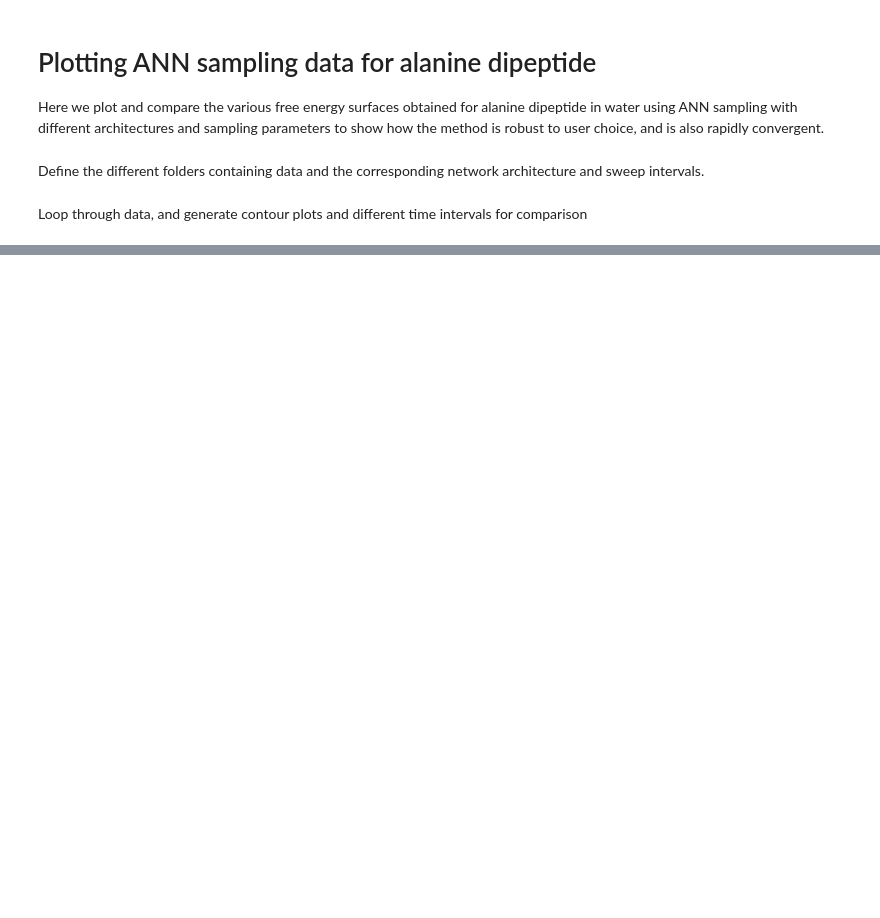
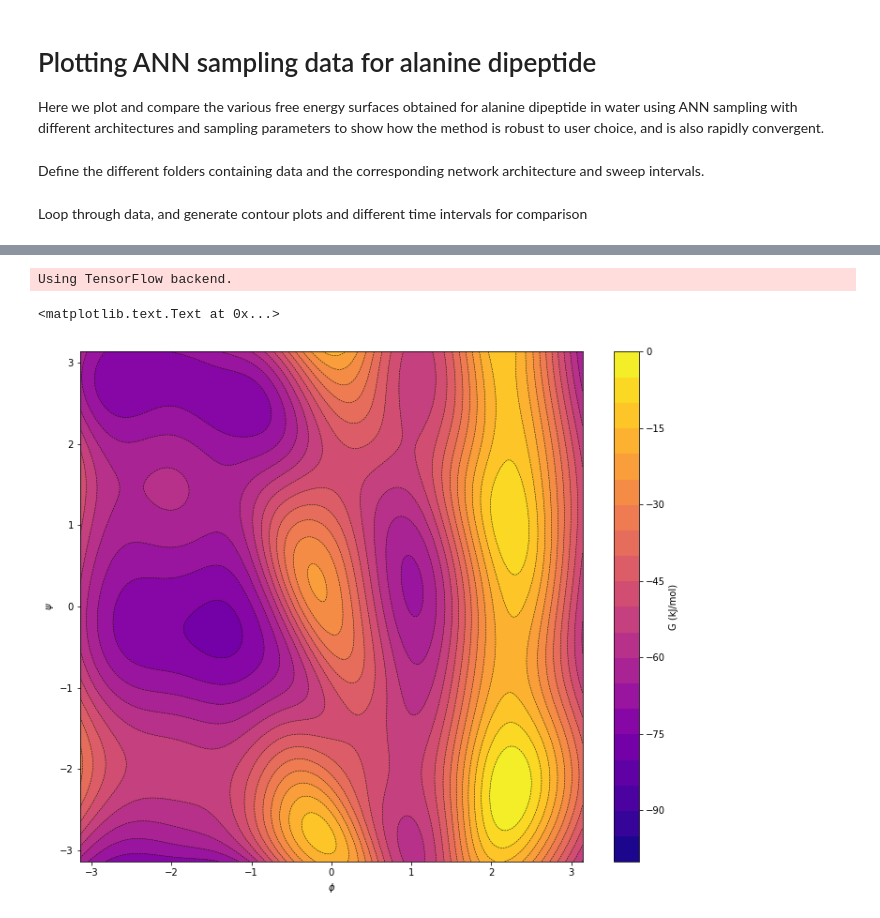
Before and after one commit to hsidky/ann_sampling, a Jupyter notebook: alanine_dipeptide/ann/ann_plot_data.ipynb, the cells around one changed output, grey strips where cells are left out. Saved outputs shown, nothing was run; the diff lists cells and outputs as text; code cells hidden in the pictures; blank space fills up the shorter version.

```diff
--- a/alanine_dipeptide/ann/ann_plot_data.ipynb
+++ b/alanine_dipeptide/ann/ann_plot_data.ipynb
@@ -73,0 +69,74 @@ for t in times:
+# %%
+from keras.models import Sequential
+from keras.layers import Dense, Activation
+
+# Import and define Keras network.
+params = []
+xshift = []
+xscale = []
+yshift = []
+yscale = []
+net = Sequential()
+with open("5000_8_4/netstate.dat", "r") as f:
+    # Topology.
+    layers = int(f.readline())
+    arch = [int(x) for x in f.readline().split()]
+
+    # Scaling and shifting.
+    xscale = [float(x) for x in f.readline().split()]
+    xshift = [float(x) for x in f.readline().split()]
+    yscale = [float(x) for x in f.readline().split()]
+    yshift = [float(x) for x in f.readline().split()]
+
+    # Weights and biases.
+    for i in range(1, layers):
+        b = []
+        for j in range(arch[i]):
+            b.append(float(f.readline()))
+        b = np.array(b)
+
+        w = []
+        for j in range(arch[i]*arch[i-1]):
+            w.append(float(f.readline()))
+        w = np.array(w).reshape(arch[i-1], arch[i])
+
+        params.append(w)
+        params.append(b)
+
+        if i==1:
+            net.add(Dense(arch[i], activation="tanh", input_dim=arch[i-1]))
+        elif i==layers-1:
+            net.add(Dense(arch[i], activation="linear"))
+        else:
+            net.add(Dense(arch[i], activation="tanh"))
+
+net.set_weights(params)
+# %% [output]
+Using TensorFlow backend.
+# %%
+# Define new high-resolution grid.
+x = np.linspace(-np.pi, np.pi, 500, endpoint=True)
+y = np.linspace(-np.pi, np.pi, 500, endpoint=True)
+xg, yg = np.meshgrid(x, y)
+
+# Scale data.
+xs = np.vstack((xg.flatten(), yg.flatten())).T
+xs = (xs - xshift)*xscale
+
+# Evaluate network. Unscale data.
+ys = net.predict(xs)
+ys = ys/yscale + yshift
+zg = -ys.reshape(500, 500)
+# %%
+# Plot data.
+plt.figure(figsize=(12,10))
+zg = zg - np.max(zg)
+plt.contour(xg, yg, zg, v, linewidths=0.5, colors="k")
+plt.contourf(xg, yg, zg, v, cmap=plt.cm.plasma)
+cb = plt.colorbar()
+cb.set_label("G (kJ/mol)")
+plt.xlabel("$\phi$")
+plt.ylabel("$\psi$")
+# %% [output]
+<matplotlib.text.Text at 0x...>
+[figure, added]
```
Also changed, not shown: parts of 2 cells of this notebook, 2 other files.
